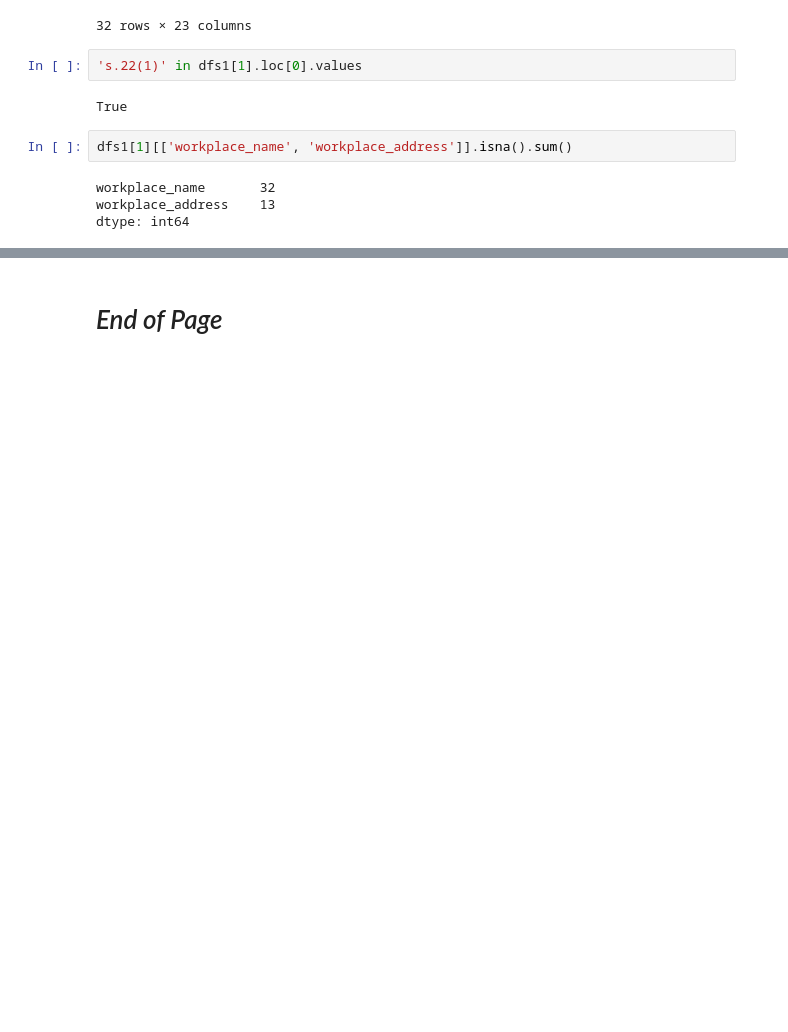
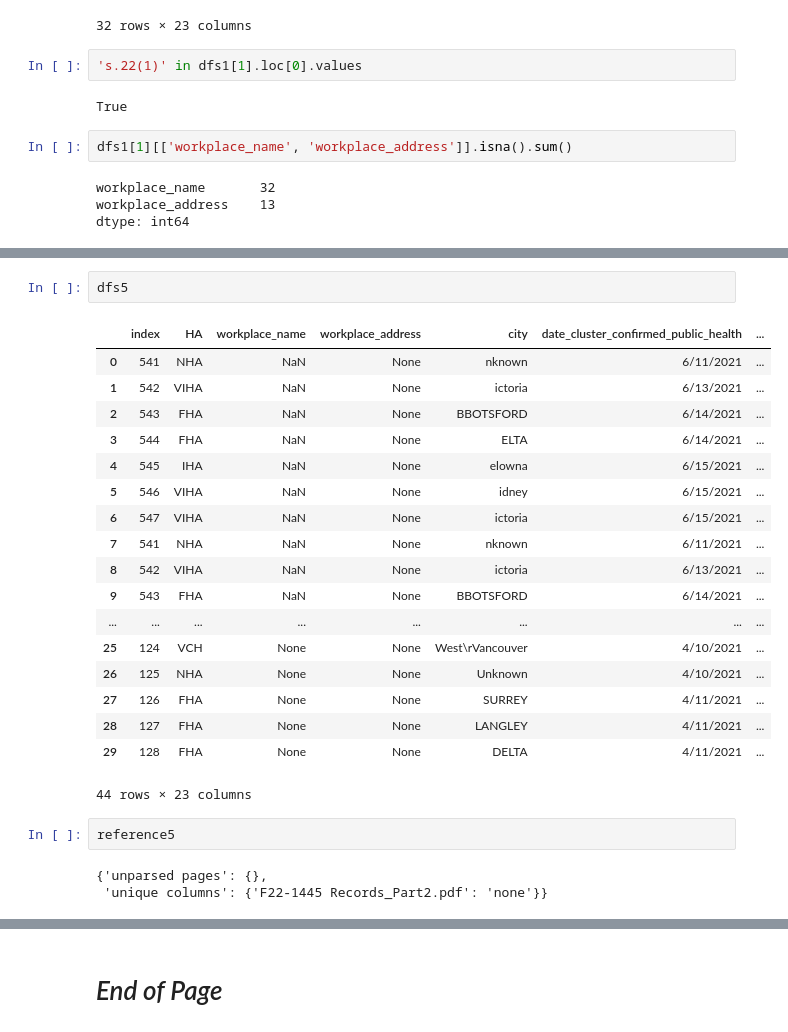
Before and after one commit to silvhua/BC-Covid-workplace-closures, a Jupyter notebook: notebooks/2023-03-23 parse PDF.ipynb, the cells around one changed output, grey strips where cells are left out. Drawn from its saved outputs; the diff is of its cells as text; blank space fills up the shorter version.

```diff
--- a/notebooks/2023-03-23 parse PDF.ipynb
+++ b/notebooks/2023-03-23 parse PDF.ipynb
@@ -2523,0 +3501,26 @@ def clean_df(df):
+# %%
+dfs5
+# %% [output]
+|  | index | HA | workplace_name | workplace_address | city | date_cluster_confirmed_public_health | ... |
+| 0 | 541 | NHA | NaN | None | nknown | 6/11/2021 | ... |
+| 1 | 542 | VIHA | NaN | None | ictoria | 6/13/2021 | ... |
+| 2 | 543 | FHA | NaN | None | BBOTSFORD | 6/14/2021 | ... |
+| 3 | 544 | FHA | NaN | None | ELTA | 6/14/2021 | ... |
+| 4 | 545 | IHA | NaN | None | elowna | 6/15/2021 | ... |
+| 5 | 546 | VIHA | NaN | None | idney | 6/15/2021 | ... |
+| 6 | 547 | VIHA | NaN | None | ictoria | 6/15/2021 | ... |
+| 7 | 541 | NHA | NaN | None | nknown | 6/11/2021 | ... |
+| 8 | 542 | VIHA | NaN | None | ictoria | 6/13/2021 | ... |
+| 9 | 543 | FHA | NaN | None | BBOTSFORD | 6/14/2021 | ... |
+| ... | ... | ... | ... | ... | ... | ... | ... |
+| 25 | 124 | VCH | None | None | West\rVancouver | 4/10/2021 | ... |
+| 26 | 125 | NHA | None | None | Unknown | 4/10/2021 | ... |
+| 27 | 126 | FHA | None | None | SURREY | 4/11/2021 | ... |
+| 28 | 127 | FHA | None | None | LANGLEY | 4/11/2021 | ... |
+| 29 | 128 | FHA | None | None | DELTA | 4/11/2021 | ... |
+44 rows × 23 columns
+# %%
+reference5
+# %% [output]
+{'unparsed pages': {},
+ 'unique columns': {'F22-1445 Records_Part2.pdf': 'none'}}
```
Also changed, not shown: parts of 81 cells of this notebook.
